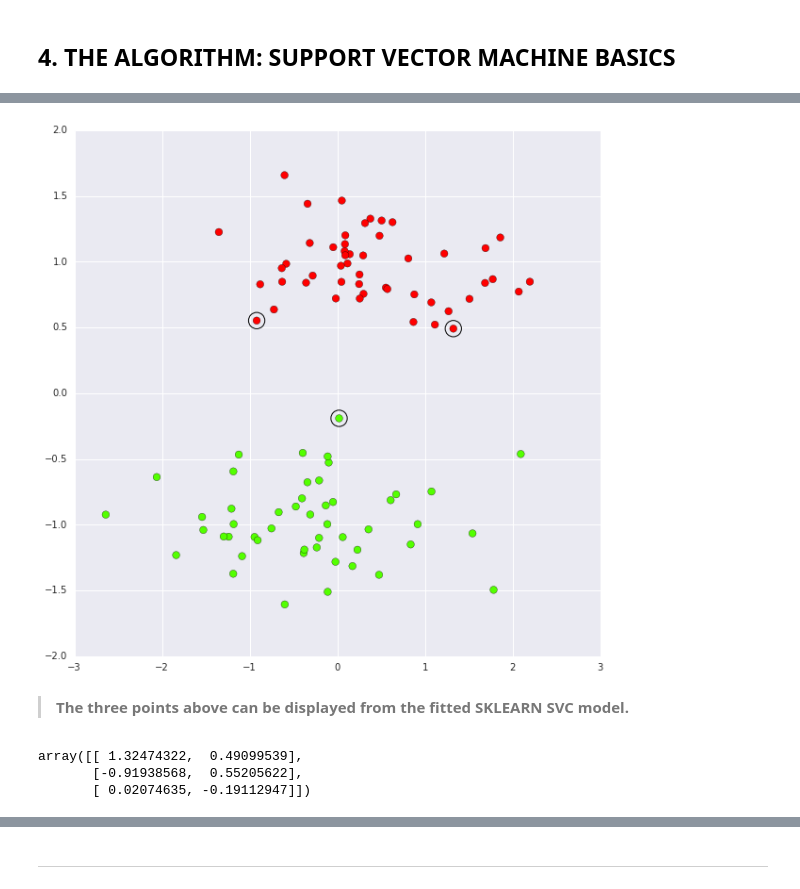
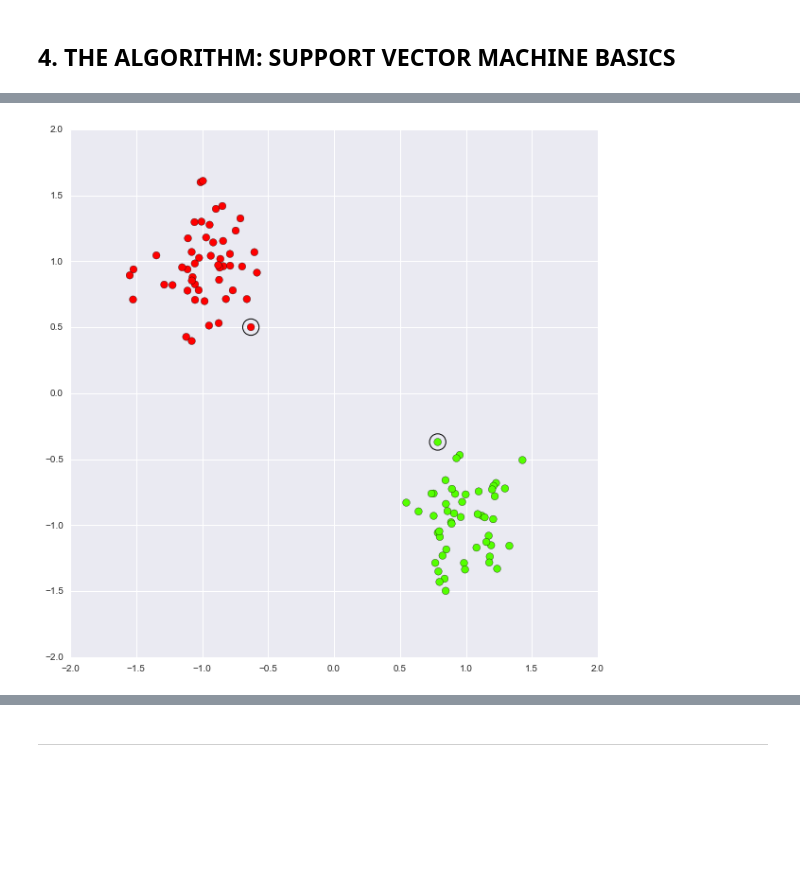
Before and after one commit to YashaFigo/ML_Support_Vector_Machines, a Jupyter notebook: A0. SVMs Intro_Mini Project.ipynb, the cells around one changed output, grey strips where cells are left out. Saved outputs shown, nothing was run; the diff lists cells and outputs as text; code cells hidden in the pictures; blank space fills up the shorter version.

```diff
--- a/A0. SVMs Intro_Mini Project.ipynb
+++ b/A0. SVMs Intro_Mini Project.ipynb
@@ -56,0 +39,12 @@ plt.show()
+# %%
+#LOAD DATA
+x_var = np.load('A0_DATA.npy')
+y_var = np.load('A0_DATA_CLASSES.npy')
+
+#SPLIT X_VAR INTO X & Y COLUMNS
+x_val = x_var[:,0]
+y_val = x_var[:,1]
+
+#SHOW DATA
+plt.scatter(x_val,y_val)
+plt.show()
@@ -59,6 +76,7 @@ plt.show()
 # %% [markdown]
 #### The sklearn interface makes it superbly easy to implementin SVMs with two lines of code:
 # %%
-model = SVC(kernel='linear', C=1E10)
+from sklearn.svm import SVC
+model = SVC(kernel='linear', C=1)
 model.fit(x_var,y_var)
 # %% [output]
@@ -100,25 +186,16 @@ plt.show()
 # %%
 plt.scatter(x_val,y_val,c=y_var,cmap='prism',s=60)
 
 # plot support vectors helper function
 def plot_support_vectors():
     plt.scatter(model.support_vectors_[:, 0],
                 model.support_vectors_[:, 1],
                 s=300, linewidth=1, facecolors='none');
 
 plt.rcParams['figure.figsize'] = (10,10)
 plot_support_vectors()
-plt.xlim(-3, 3)
+plt.xlim(-2, 2)
 plt.ylim(-2,2)
 plt.show()
 # %% [output]
-[figure, old version]
+[figure, new version]
-# %% [markdown]
-><b>The three points above can be displayed from the fitted SKLEARN SVC model.
-# %%
-sv = model.support_vectors_
-sv
-# %% [output]
-array([[ 1.32474322,  0.49099539],
-       [-0.91938568,  0.55205622],
-       [ 0.02074635, -0.19112947]])
```
Also changed, not shown: parts of 68 cells of this notebook.
